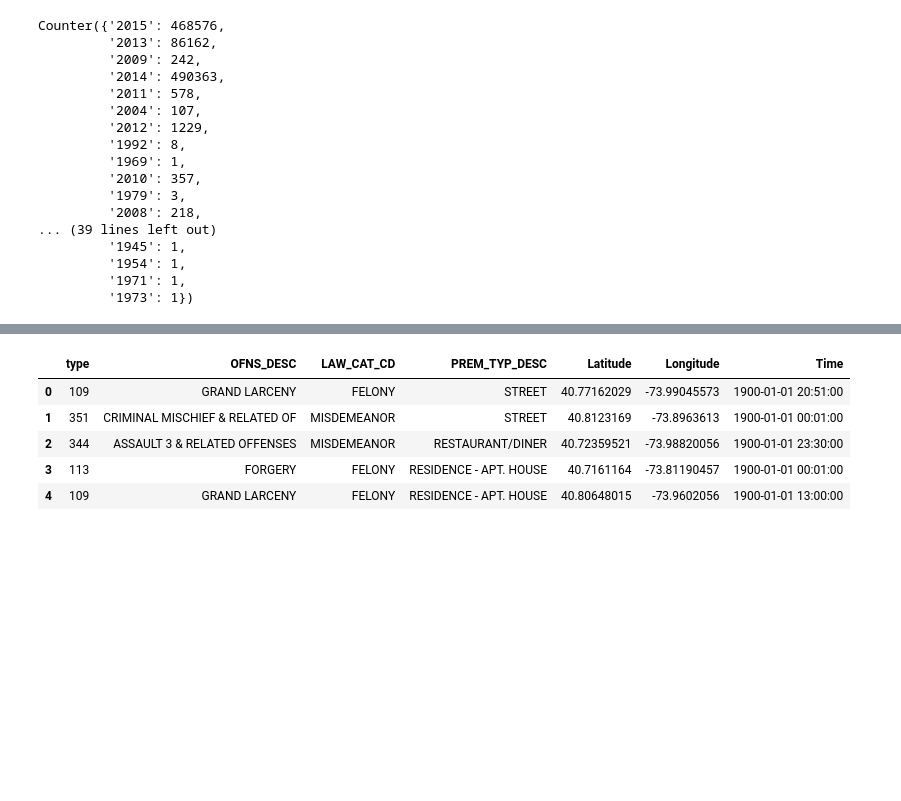
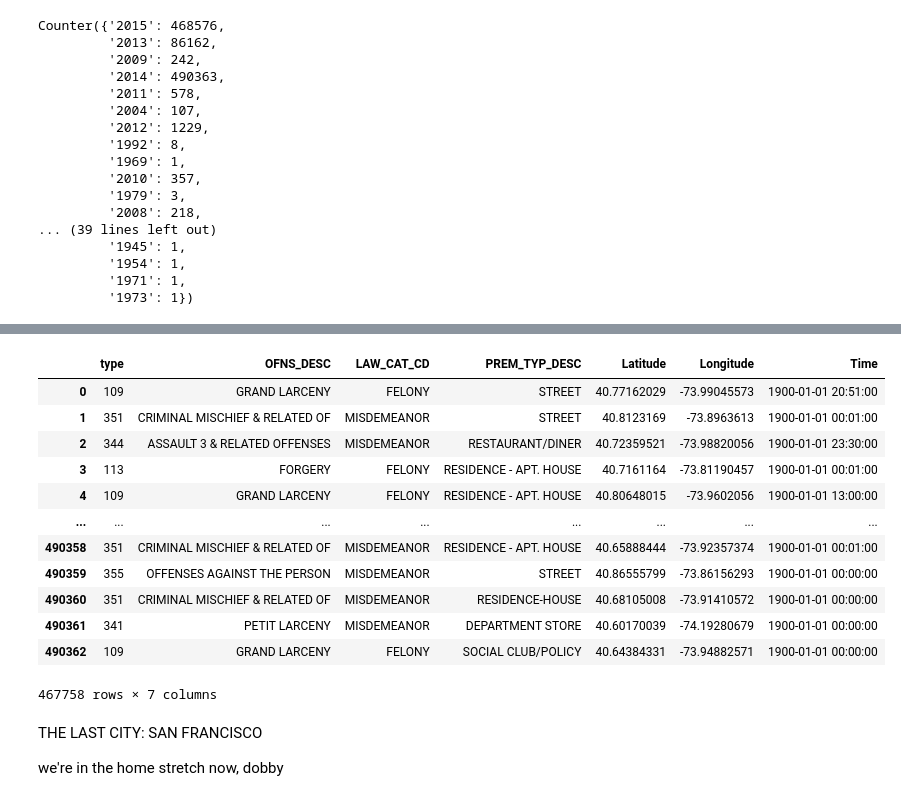
Before and after one commit to codermal7/nikolaj, a Jupyter notebook: cleaning experiemental notebook.ipynb, the cells around one changed output, grey strips where cells are left out. Cells and saved outputs as stored; diff of their text form; code cells hidden in the pictures; blank space fills up the shorter version.

Commit message:
updated readme, finalize new york city

```diff
--- a/cleaning experiemental notebook.ipynb
+++ b/cleaning experiemental notebook.ipynb
@@ -298,15 +298,23 @@ cleandf['Time'] = timelist
 cleandf.drop(['CMPLNT_FR_DT', 'CMPLNT_FR_TM', 'Year'], axis=1, inplace=True)
 # %%
 cleandf.rename({'KY_CD' : 'type'}, axis=1, inplace=True)
-# %%
-cleandf.head()
-# %% [output]
-|  | type | OFNS_DESC | LAW_CAT_CD | PREM_TYP_DESC | Latitude | Longitude | Time |
-| 0 | 109 | GRAND LARCENY | FELONY | STREET | 40.77162029 | -73.99045573 | 1900-01-01 20:51:00 |
-| 1 | 351 | CRIMINAL MISCHIEF & RELATED OF | MISDEMEANOR | STREET | 40.8123169 | -73.8963613 | 1900-01-01 00:01:00 |
-| 2 | 344 | ASSAULT 3 & RELATED OFFENSES | MISDEMEANOR | RESTAURANT/DINER | 40.72359521 | -73.98820056 | 1900-01-01 23:30:00 |
-| 3 | 113 | FORGERY | FELONY | RESIDENCE - APT. HOUSE | 40.7161164 | -73.81190457 | 1900-01-01 00:01:00 |
-| 4 | 109 | GRAND LARCENY | FELONY | RESIDENCE - APT. HOUSE | 40.80648015 | -73.9602056 | 1900-01-01 13:00:00 |
+# %%
+cleandf.dropna(inplace=True)
+cleandf
+# %% [output]
+|  | type | OFNS_DESC | LAW_CAT_CD | PREM_TYP_DESC | Latitude | Longitude | Time |
+| 0 | 109 | GRAND LARCENY | FELONY | STREET | 40.77162029 | -73.99045573 | 1900-01-01 20:51:00 |
+| 1 | 351 | CRIMINAL MISCHIEF & RELATED OF | MISDEMEANOR | STREET | 40.8123169 | -73.8963613 | 1900-01-01 00:01:00 |
+| 2 | 344 | ASSAULT 3 & RELATED OFFENSES | MISDEMEANOR | RESTAURANT/DINER | 40.72359521 | -73.98820056 | 1900-01-01 23:30:00 |
+| 3 | 113 | FORGERY | FELONY | RESIDENCE - APT. HOUSE | 40.7161164 | -73.81190457 | 1900-01-01 00:01:00 |
+| 4 | 109 | GRAND LARCENY | FELONY | RESIDENCE - APT. HOUSE | 40.80648015 | -73.9602056 | 1900-01-01 13:00:00 |
+| ... | ... | ... | ... | ... | ... | ... | ... |
+| 490358 | 351 | CRIMINAL MISCHIEF & RELATED OF | MISDEMEANOR | RESIDENCE - APT. HOUSE | 40.65888444 | -73.92357374 | 1900-01-01 00:01:00 |
+| 490359 | 355 | OFFENSES AGAINST THE PERSON | MISDEMEANOR | STREET | 40.86555799 | -73.86156293 | 1900-01-01 00:00:00 |
+| 490360 | 351 | CRIMINAL MISCHIEF & RELATED OF | MISDEMEANOR | RESIDENCE-HOUSE | 40.68105008 | -73.91410572 | 1900-01-01 00:00:00 |
+| 490361 | 341 | PETIT LARCENY | MISDEMEANOR | DEPARTMENT STORE | 40.60170039 | -74.19280679 | 1900-01-01 00:00:00 |
+| 490362 | 109 | GRAND LARCENY | FELONY | SOCIAL CLUB/POLICY | 40.64384331 | -73.94882571 | 1900-01-01 00:00:00 |
+467758 rows × 7 columns
 # %%
 # saving all needed data for this city.
 f = open('datasets/New York CitySet.csv', 'w')
@@ -315,3 +323,7 @@ writer.writerow(list(cleandf.columns))
 for i in range(len(cleandf)):
     writer.writerow(cleandf.iloc[i])
 f.close()
+# %% [markdown]
+THE LAST CITY: SAN FRANCISCO
+
+we're in the home stretch now, dobby
```
Also changed, not shown: 2 other files.
